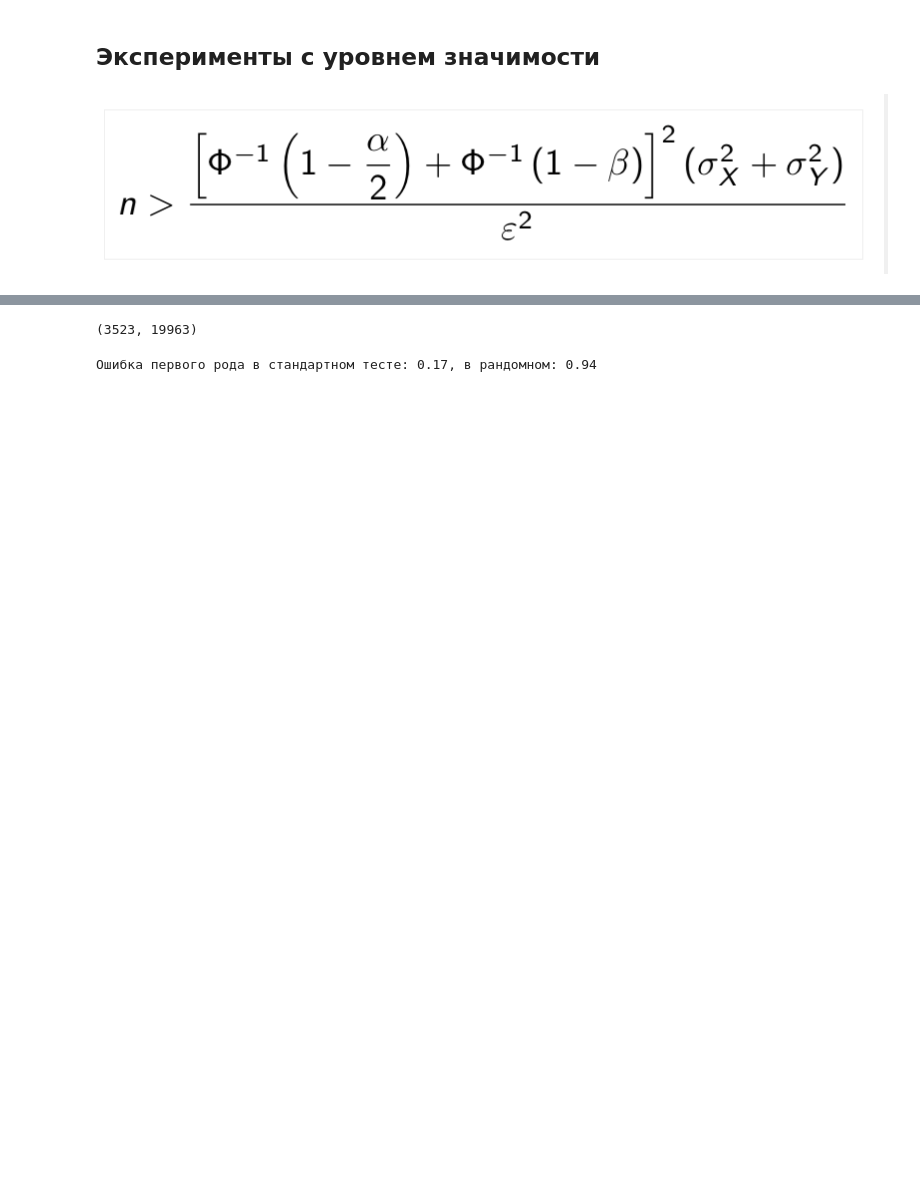
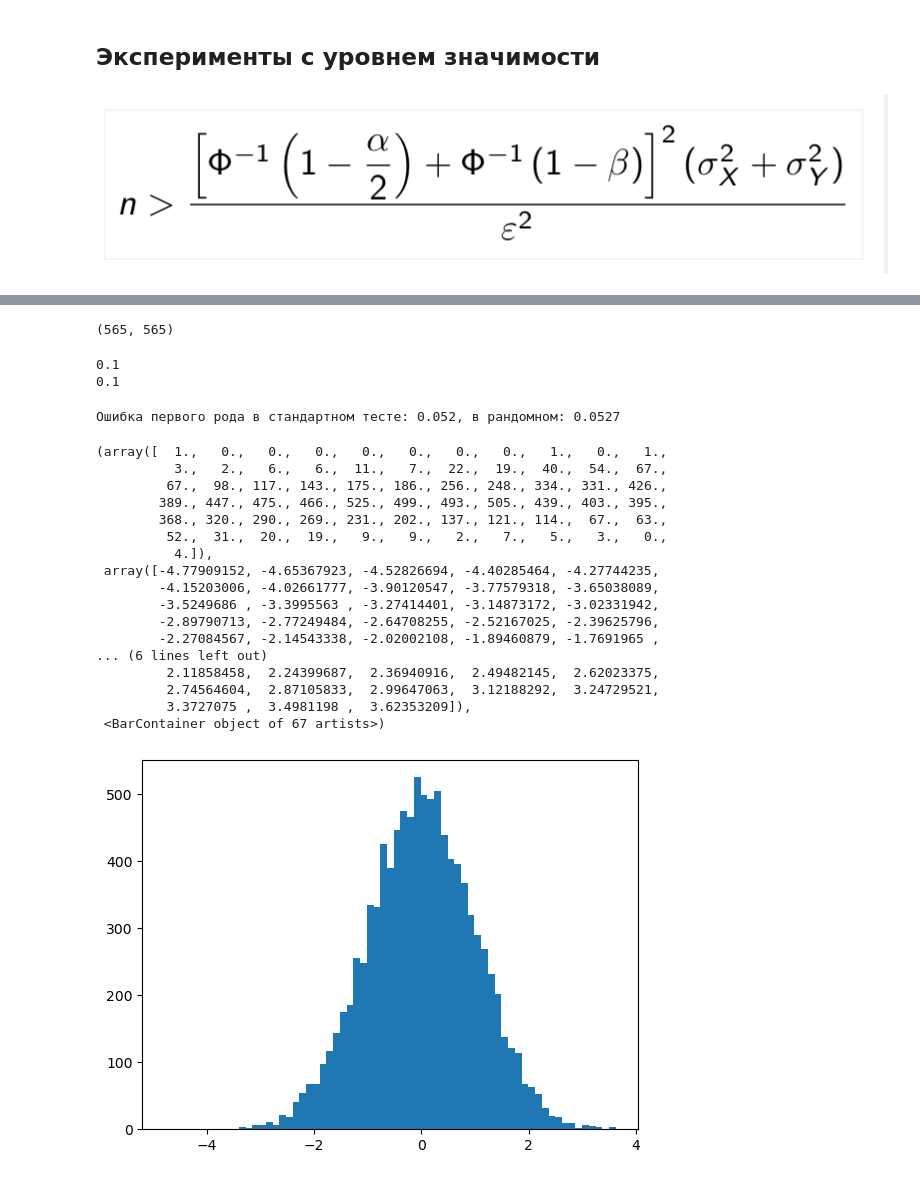
Before and after one commit to HDI-lab-HSE/ABTestingHDILab, a Jupyter notebook: Randomized_t_test.ipynb, the cells around one changed output, grey strips where cells are left out. Drawn from its saved outputs; the diff is of its cells as text; code cells hidden in the pictures; blank space fills up the shorter version.

Commit message:
ramdomized test experiments

```diff
--- a/Randomized_t_test.ipynb
+++ b/Randomized_t_test.ipynb
@@ -120,13 +119,20 @@ scale
 # %%
+p_c = 0.1
+p_t = 0.1
 alpha = 0.05
 beta = 0.2
-eps = 0.01
+eps = 0.05
+
+#start completely synthetic experiment
+scale = 1.0
+s_c = p_c*(1-p_c)
+s_t = p_t*(1-p_t)
 
 control_n = int(get_n_samples(alpha, beta, eps, scale=scale))
 treatment_n = int(scale * control_n)
 control_n, treatment_n
 # %% [output]
-(3523, 19963)
+(565, 565)
 # %%
 from statsmodels.stats.power import tt_ind_solve_power
 import math
@@ -144,44 +150,77 @@ def t_tests(x, y):
 
     #original t test
     t_stat_orig = (x.mean() - y.mean()) / np.sqrt(s_x / n_x + s_y / n_y)
-    p_value_orig = 2*(stats.t.cdf(-abs(t_stat_orig), dof))
-
+    #p_value_orig = 2*(stats.t.cdf(-abs(t_stat_orig), dof))
+    p_value_orig = 2*stats.norm.cdf(-abs(t_stat_orig))
 
     # randomized t test
 #     s_x = p_c * (1 - p_c)
 #     s_y = p_t * (1 - p_t)
+    b0 = n_x**0.8
+    b1 = n_y**0.8
 
+    theta_x = np.append(np.tile(np.array([1, np.sqrt(2), 1, np.sqrt(2)]), math.ceil(b0)),\
+                    np.tile(np.array([1, np.sqrt(2), 1, np.sqrt(2)]), n_x // 4 + 1))
+    theta_x = theta_x[:n_x]
+    theta_x = theta_x / np.linalg.norm(theta_x)
 
-    theta_x = np.tile(np.array([1, np.sqrt(2), -1, -np.sqrt(2)]), n_x // 4 + 1)
-    theta_x = theta_x[:n_x]
-#     theta_x = theta_x / np.linalg.norm(theta_x)
-
-    theta_y = np.tile(np.array([1, np.sqrt(2), -1, -np.sqrt(2)]), n_y // 4 + 1)
+    theta_y = np.append(np.tile(np.array([1, np.sqrt(2), 1, np.sqrt(2)]), math.ceil(b1)),\
+                       np.tile(np.array([1, np.sqrt(2), 1, np.sqrt(2)]), n_y // 4 + 1))
     theta_y = theta_y[:n_y]
-#     theta_y = theta_y / np.linalg.norm(theta_y)
+    theta_y = theta_y / np.linalg.norm(theta_y)
 
     t_stat_rand = (theta_x @ x - theta_y @ y) / np.sqrt(s_x * np.sum(theta_x ** 2) + s_y * np.sum(theta_y ** 2))
-    p_value_rand = 2*(stats.t.cdf(-abs(t_stat_rand), dof))
+    p_value_rand = 2*stats.norm.cdf(-abs(t_stat_rand))
+    #p_value_rand = 2*(stats.t.cdf(-abs(t_stat_rand), dof))
     return (t_stat_orig, p_value_orig), (t_stat_rand, p_value_rand)
 # %%
-N_generations = 100
+N_generations = 10000
 
 p_vals_standart = []
 p_vals_random = []
+t_stat_random = []
+t_stat = []
 alpha = 0.05
 
+print(p_c)
+print(p_t)
+
 for i in tqdm(range(N_generations)):
-    y_control = np.random.binomial(1, p_c, size=control_n)
-    y_treatment = np.random.binomial(1, p_t, size=treatment_n)
+    y_control = np.random.binomial(1, p_c, size=control_n // 2)
+    y_treatment = np.random.binomial(1, p_t, size=treatment_n // 2)
     (t_stat_orig, p_value_orig), (t_stat_rand, p_value_rand) = t_tests(y_control, y_treatment)
     p_vals_standart.append(p_value_orig)
     p_vals_random.append(p_value_rand)
-
+    t_stat_random.append(t_stat_rand)
+    t_stat.append(t_stat_orig)
 #     print(p_value_orig, p_value_rand)
 #     break
-first_error_orig = np.mean(np.array(p_vals_standart) >= alpha)
-first_error_rand = np.mean(np.array(p_vals_random) >= alpha)
+first_error_orig = np.mean(np.array(p_vals_standart) <= alpha)
+first_error_rand = np.mean(np.array(p_vals_random) <= alpha)
 
 print(f"Ошибка первого рода в стандартном тесте: {first_error_orig}, в рандомном: {first_error_rand}")
 # %% [output]
-Ошибка первого рода в стандартном тесте: 0.17, в рандомном: 0.94
+0.1
+0.1
+Ошибка первого рода в стандартном тесте: 0.052, в рандомном: 0.0527
+# %%
+plt.hist(t_stat_random, bins='auto')
+# %% [output]
+(array([  1.,   0.,   0.,   0.,   0.,   0.,   0.,   0.,   1.,   0.,   1.,
+          3.,   2.,   6.,   6.,  11.,   7.,  22.,  19.,  40.,  54.,  67.,
+         67.,  98., 117., 143., 175., 186., 256., 248., 334., 331., 426.,
+        389., 447., 475., 466., 525., 499., 493., 505., 439., 403., 395.,
+        368., 320., 290., 269., 231., 202., 137., 121., 114.,  67.,  63.,
+         52.,  31.,  20.,  19.,   9.,   9.,   2.,   7.,   5.,   3.,   0.,
+          4.]),
+ array([-4.77909152, -4.65367923, -4.52826694, -4.40285464, -4.27744235,
+        -4.15203006, -4.02661777, -3.90120547, -3.77579318, -3.65038089,
+        -3.5249686 , -3.3995563 , -3.27414401, -3.14873172, -3.02331942,
+        -2.89790713, -2.77249484, -2.64708255, -2.52167025, -2.39625796,
+        -2.27084567, -2.14543338, -2.02002108, -1.89460879, -1.7691965 ,
+... (6 lines left out)
+         2.11858458,  2.24399687,  2.36940916,  2.49482145,  2.62023375,
+         2.74564604,  2.87105833,  2.99647063,  3.12188292,  3.24729521,
+         3.3727075 ,  3.4981198 ,  3.62353209]),
+ <BarContainer object of 67 artists>)
+[figure, added]
```
Also changed, not shown: parts of 7 cells of this notebook.
